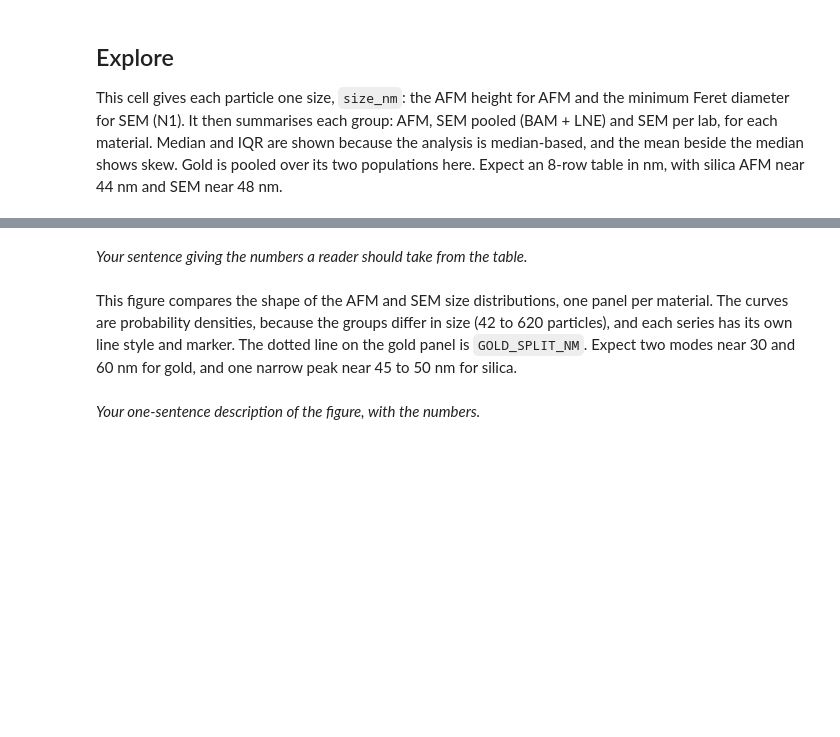
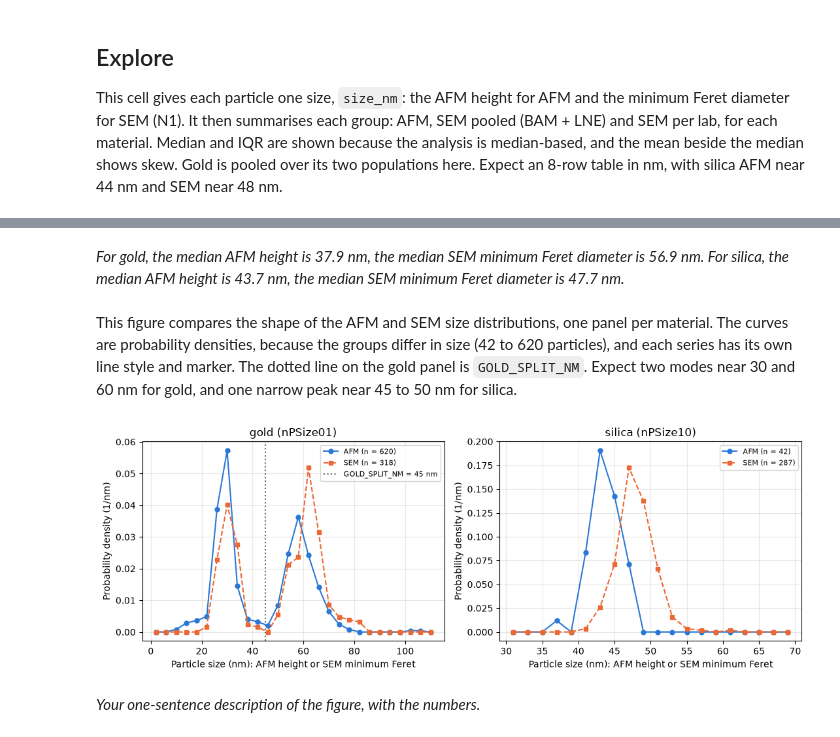
Before and after one commit to meghansmith1449-hub/Chem427-project, a Jupyter notebook: project11.ipynb, the cells around one changed output, grey strips where cells are left out. Saved outputs shown, nothing was run; the diff lists cells and outputs as text; code cells hidden in the pictures; blank space fills up the shorter version.

```diff
--- a/project11.ipynb
+++ b/project11.ipynb
@@ -37,6 +37,7 @@ Every number that encodes a scientific or statistical choice is set here, with i
 ANNOTATIONS_ZIP = "data/annotations.zip"   # expert annotations, as downloaded; read from inside the zip
 TECHNIQUES = ["AFM", "SEM"]                # techniques compared in the question; TEM and TSEM are not used (N4)
 MATERIALS = ["01", "10"]    # nPSize01 = gold, nPSize10 = silica: the two materials in the question
+MATERIAL_NAMES = {"01": "gold", "10": "silica"}   # labels for tables and figures
 GOLD_SPLIT_NM = 45          # nm; gold particles below are the 30 nm population, at or above the 60 nm one.
                             # 45 nm is the midpoint of the nominal sizes, (30 + 60) / 2, and lies in the gap between them.
 RNG_SEED = 427              # dimensionless; fixed so bootstrap CIs are identical on every rerun
@@ -59,6 +60,7 @@ SIZE_FIELDS = {                                  # JSON key -> column name, all
     "minimum_feret_diameter": "feret_min_nm",
     "maximum_feret_diameter": "feret_max_nm",
 }
+size_columns = list(SIZE_FIELDS.values())       # nm
 
 with zipfile.ZipFile(ANNOTATIONS_ZIP) as archive:
     raw = json.load(archive.open("annotations.json"))
@@ -85,16 +87,14 @@ for lab in raw.values():
                     "npsize": image["npsize"],
                     "image": image["name"],
                     "pixel_size_nm": image["pixel_size"],       # nm per pixel
+                    **{column: measurements[key]["value"] for key, column in SIZE_FIELDS.items()},
+                    "centroid_x_nm": measurements["centroid"]["x"],
+                    "centroid_y_nm": measurements["centroid"]["y"],
                 }
-                for key, column in SIZE_FIELDS.items():
-                    row[column] = measurements[key]["value"]
-                row["centroid_x_nm"] = measurements["centroid"]["x"]
-                row["centroid_y_nm"] = measurements["centroid"]["y"]
                 rows.append(row)
 
 annotations = pd.DataFrame(rows)
-for column in SIZE_FIELDS.values():
-    annotations[column] = pd.to_numeric(annotations[column])   # None -> NaN
+annotations[size_columns] = annotations[size_columns].apply(pd.to_numeric)   # None -> NaN
 
 print(annotations.shape)
 annotations.head()
@@ -131,10 +148,8 @@ print(f"JSON entries skipped by the loader: {n_skipped}")
 
 This cell gives each particle one size, `size_nm`: the AFM height for AFM and the minimum Feret diameter for SEM (N1). It then summarises each group: AFM, SEM pooled (BAM + LNE) and SEM per lab, for each material. Median and IQR are shown because the analysis is median-based, and the mean beside the median shows skew. Gold is pooled over its two populations here. Expect an 8-row table in nm, with silica AFM near 44 nm and SEM near 48 nm.
 # %%
-in_scope = in_scope.copy()
-in_scope["size_nm"] = in_scope["feret_min_nm"]                       # nm, SEM: minimum Feret (N1)
-is_afm = in_scope["technique"] == "AFM"
-in_scope.loc[is_afm, "size_nm"] = in_scope.loc[is_afm, "afm_height_nm"]   # nm, AFM: height
+in_scope = in_scope.assign(size_nm=in_scope["afm_height_nm"].where(in_scope["technique"] == "AFM",
+                                                                   in_scope["feret_min_nm"]))   # nm: AFM height, SEM min Feret (N1)
 
 summary_rows = []
 for material in MATERIALS:
@@ -148,7 +163,7 @@ for material in MATERIALS:
     }
     for label, rows_g in groups.items():
         q1, median, q3 = rows_g["size_nm"].quantile([0.25, 0.50, 0.75])
-        summary_rows.append({"material": f"nPSize{material}", "group": label,
+        summary_rows.append({"material": MATERIAL_NAMES[material], "group": label,
                              "n particles": len(rows_g), "n images": rows_g["image"].nunique(),
                              "median": median, "IQR": q3 - q1, "mean": rows_g["size_nm"].mean()})
 
@@ -156,30 +182,32 @@ pd.DataFrame(summary_rows).set_index(["material", "group"]).round(1)   # sizes i
-# %% [markdown]
-*Your sentence giving the numbers a reader should take from the table.*
+# %% [markdown]
+*For gold, the median AFM height is 37.9 nm, the median SEM minimum Feret diameter is 56.9 nm. For silica, the median AFM height is 43.7 nm, the median SEM minimum Feret diameter is 47.7 nm.*
 # %% [markdown]
 This figure compares the shape of the AFM and SEM size distributions, one panel per material. The curves are probability densities, because the groups differ in size (42 to 620 particles), and each series has its own line style and marker. The dotted line on the gold panel is `GOLD_SPLIT_NM`. Expect two modes near 30 and 60 nm for gold, and one narrow peak near 45 to 50 nm for silica.
 # %%
 SERIES_STYLE = {"AFM": ("#2a78d6", "-", "o"), "SEM": ("#eb6834", "--", "s")}   # technique -> colour, line, marker
 
 fig, axes = plt.subplots(1, 2, figsize=(11, 4))
 for ax, material in zip(axes, MATERIALS):
     rows_m = in_scope[in_scope["npsize"] == material]
     low, high = HIST_RANGE_NM[material]
     bin_edges = np.arange(low, high + HIST_BIN_WIDTH_NM[material], HIST_BIN_WIDTH_NM[material])   # nm
     bin_centers = (bin_edges[:-1] + bin_edges[1:]) / 2                                            # nm
     for technique, (colour, linestyle, marker) in SERIES_STYLE.items():
         sizes = rows_m.loc[rows_m["technique"] == technique, "size_nm"]
         density, _ = np.histogram(sizes, bins=bin_edges, density=True)                           # 1/nm
         ax.plot(bin_centers, density, color=colour, linestyle=linestyle, marker=marker,
                 markersize=5, label=f"{technique} (n = {len(sizes)})")
     if material == "01":
         ax.axvline(GOLD_SPLIT_NM, color="0.4", linestyle=":", label=f"GOLD_SPLIT_NM = {GOLD_SPLIT_NM} nm")
-    ax.set_title(f"nPSize{material}")
+    ax.set_title(f"{MATERIAL_NAMES[material]} (nPSize{material})")
     ax.set_xlabel("Particle size (nm): AFM height or SEM minimum Feret")
     ax.set_ylabel("Probability density (1/nm)")
     ax.grid(alpha=0.3)
     ax.legend(fontsize=8)
 fig.tight_layout()
 plt.show()
+# %% [output]
+[figure, added]
 # %% [markdown]
 *Your one-sentence description of the figure, with the numbers.*
 # %% [markdown]
```
Also changed, not shown: parts of 11 cells of this notebook, 3 other files.
